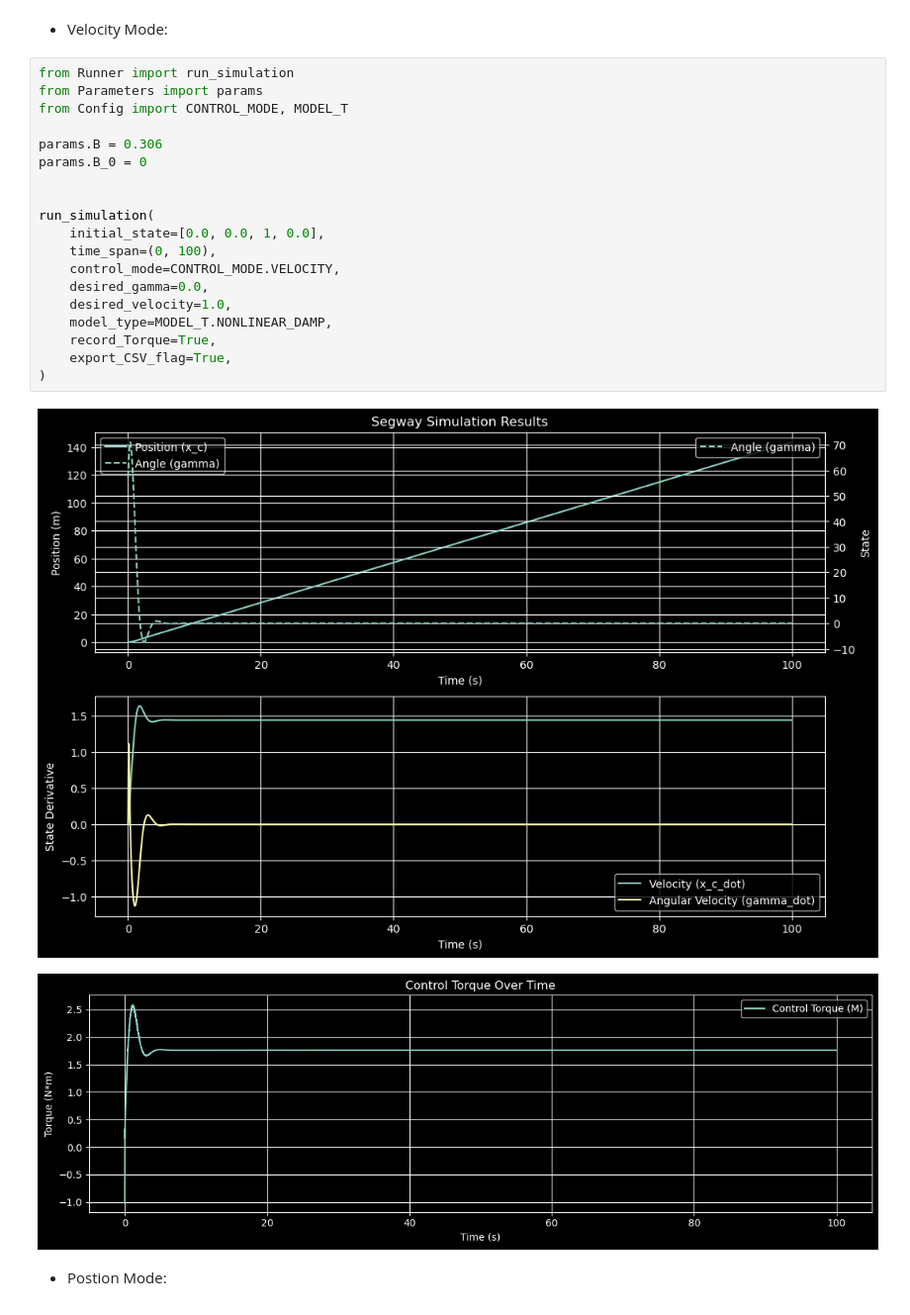
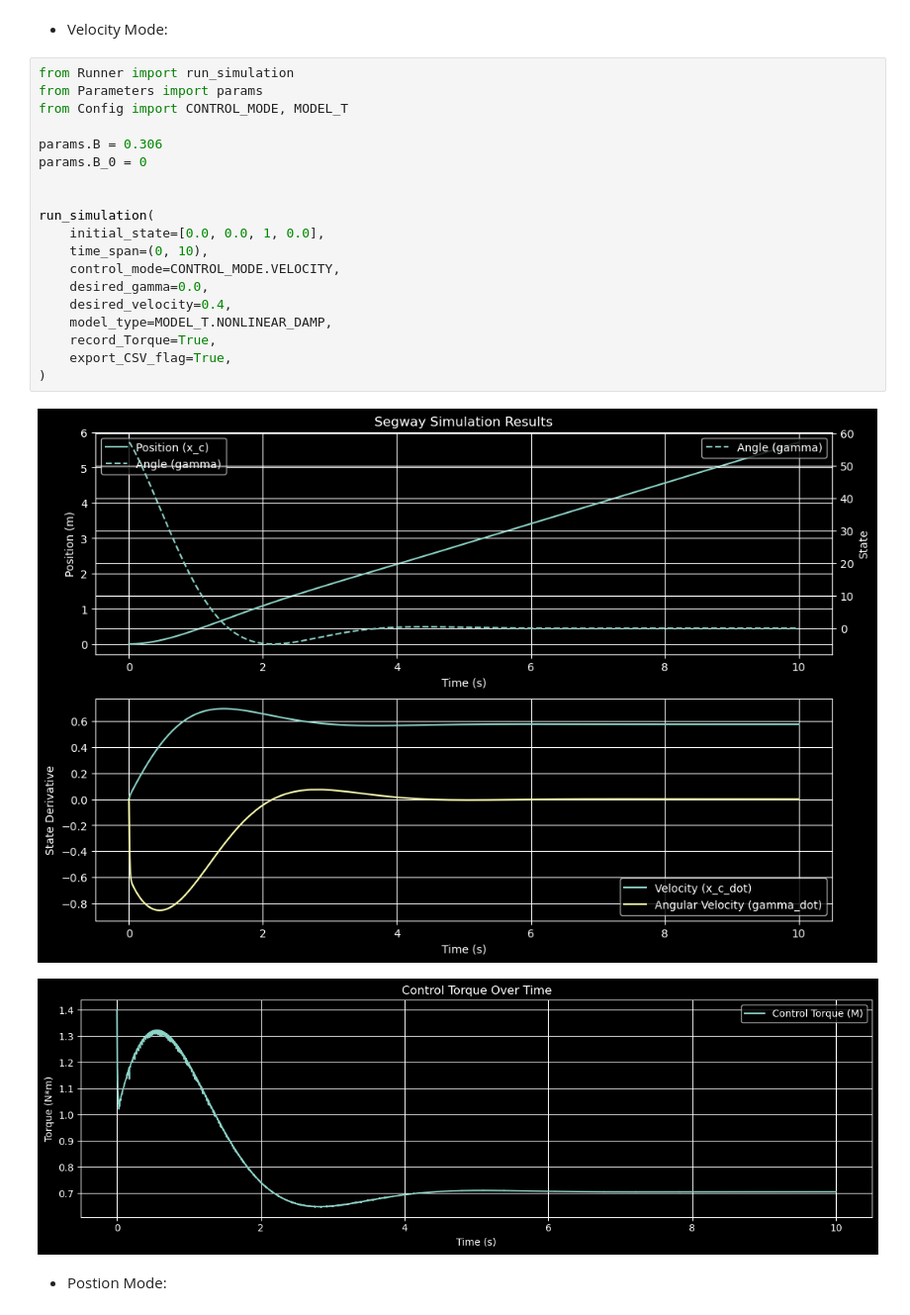
Before and after one commit to gaoshenghan1130/Python_Simu4Unicycle, a Jupyter notebook: Derivation/Segway/Segway_motorDamping.ipynb, the cells around one changed output. Shown at 99% size. Saved outputs shown, nothing was run; the diff lists cells and outputs as text.

```diff
--- a/Derivation/Segway/Segway_motorDamping.ipynb
+++ b/Derivation/Segway/Segway_motorDamping.ipynb
@@ -82,25 +82,25 @@ run_simulation(
 # %%
 from Runner import run_simulation
 from Parameters import params
 from Config import CONTROL_MODE, MODEL_T
 
 params.B = 0.306
 params.B_0 = 0
 
 
 run_simulation(
     initial_state=[0.0, 0.0, 1, 0.0],
-    time_span=(0, 100),
+    time_span=(0, 10),
     control_mode=CONTROL_MODE.VELOCITY,
     desired_gamma=0.0,
-    desired_velocity=1.0,
+    desired_velocity=0.4,
     model_type=MODEL_T.NONLINEAR_DAMP,
     record_Torque=True,
     export_CSV_flag=True,
 )
 # %% [output]
-[figure, old version]
+[figure, new version]
-[figure, old version]
+[figure, new version]
 # %% [markdown]
 - Postion Mode:
 # %%
```
Also changed, not shown: 4 other files.
